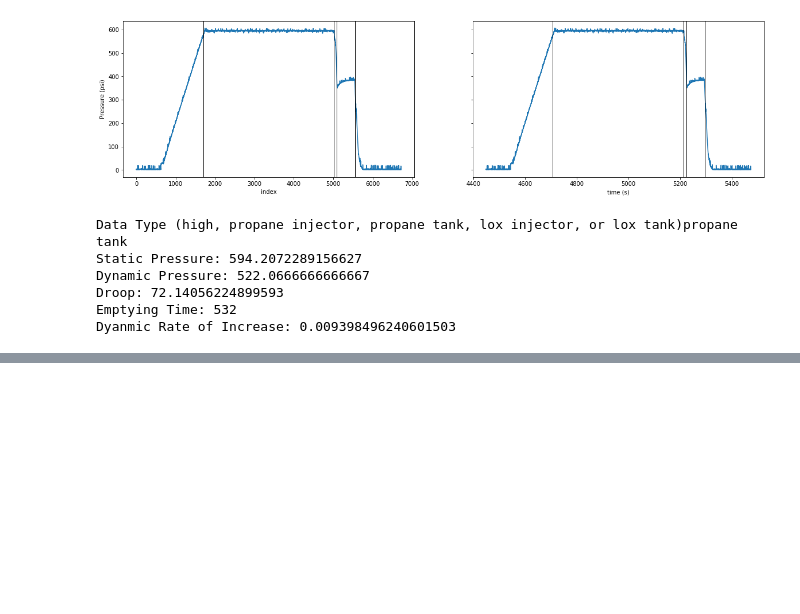
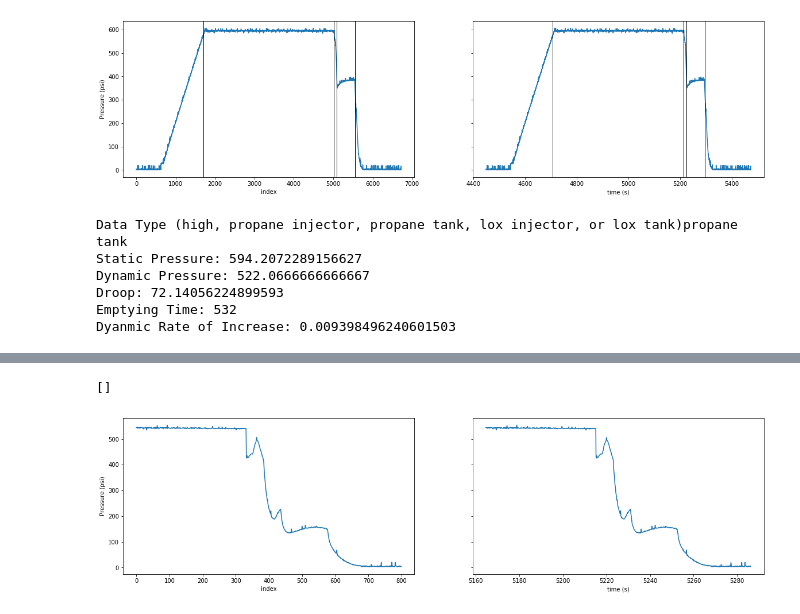
Before and after one commit to Space-Enterprise-at-Berkeley/Wireless-Transmission, a Jupyter notebook: DataMonitoring/pressure_analysis_sep_functions.ipynb, the cells around one changed output, grey strips where cells are left out. Drawn from its saved outputs; the diff is of its cells as text; code cells hidden in the pictures; blank space fills up the shorter version.

```diff
--- a/DataMonitoring/pressure_analysis_sep_functions.ipynb
+++ b/DataMonitoring/pressure_analysis_sep_functions.ipynb
@@ -611,0 +682,6 @@ Dyanmic Rate of Increase: 0.009398496240601503
+# %%
+processed_tank_data_2 = [processed_tank_data_2[0][1700:2500], processed_tank_data_2[1][1700:2500]]
+display_pressure(processed_tank_data_2[0], processed_tank_data_2[1], [])
+# %% [output]
+[]
+[figure, added]
```
Also changed, not shown: parts of 17 cells of this notebook, 2 other files.
